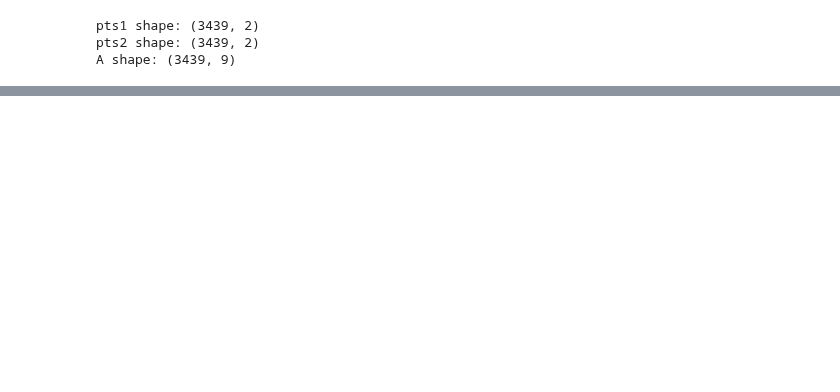
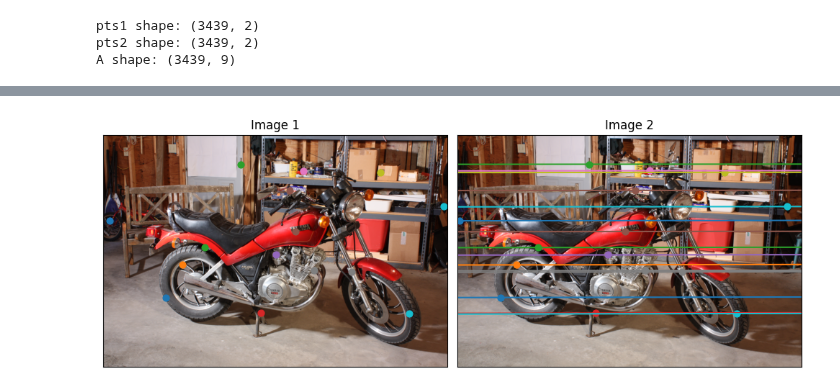
Before and after one commit to Luk446/MachineVisionPractice, a Jupyter notebook: 3d_reconstruction_motion_estimation.ipynb, the cells around one changed output, grey strips where cells are left out. Drawn from its saved outputs; the diff is of its cells as text; code cells hidden in the pictures; blank space fills up the shorter version.

```diff
--- a/3d_reconstruction_motion_estimation.ipynb
+++ b/3d_reconstruction_motion_estimation.ipynb
@@ -156,0 +153,56 @@ Fundamental matrix F:
+# %%
+# extract points based on a limited selection
+
+num_points = 15
+indices = np.linspace(0,len(pts1) -1 , num_points, dtype=int)
+
+sample_pts1 = pts1[indices]
+sample_pts2 = pts2[indices]
+
+sample_pts1_h = np.column_stack([sample_pts1, np.ones(len(sample_pts1))])
+epilines_img2 = (F @ sample_pts1_h.T).T # each row is [a,b,b]
+# %%
+# plot these points
+
+if img1 is None or img2 is None:
+    raise RuntimeError("Images must be loaded before visualization")
+
+fig, ax = plt.subplots(1, 2, figsize=(10, 5))
+
+ax[0].imshow(img1)
+ax[1].imshow(img2)
+
+ax[0].set_title("Image 1")
+ax[1].set_title("Image 2")
+
+for a in ax:
+    a.set_yticks([])
+    a.set_xticks([])
+
+height, width = img2.shape[:2]
+colors = plt.get_cmap("tab10")(np.linspace(0, 1, num_points))
+
+for i, color in enumerate(colors):
+    x1, y1 = sample_pts1[i]
+    x2, y2 = sample_pts2[i]
+
+    a_line, b_line, c_line = epilines_img2[i]
+
+    # draw point in image 1
+    ax[0].scatter(x1, y1, color=color, s=40)
+
+    # draw matched point in image 2 for checking
+    ax[1].scatter(x2, y2, color=color, s=40)
+
+    if abs(b_line) > 1e-8:
+        x_vals = np.array([0, width - 1])
+        y_vals = -(a_line * x_vals + c_line) / b_line
+        ax[1].plot(x_vals, y_vals, color=color, linewidth=1.5)
+    elif abs(a_line) > 1e-8:
+        x_val = -c_line / a_line
+        ax[1].plot([x_val, x_val], [0, height - 1], color=color, linewidth=1.5)
+
+plt.tight_layout()
+plt.show()
+# %% [output]
+[figure, added]
```
Also changed, not shown: parts of 25 cells of this notebook.
